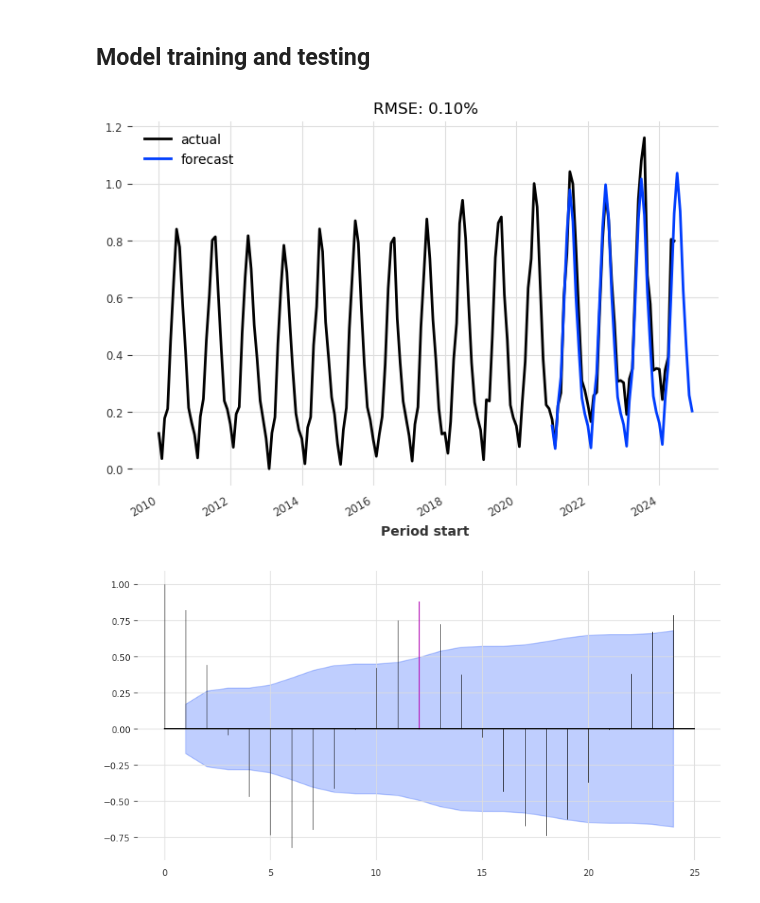
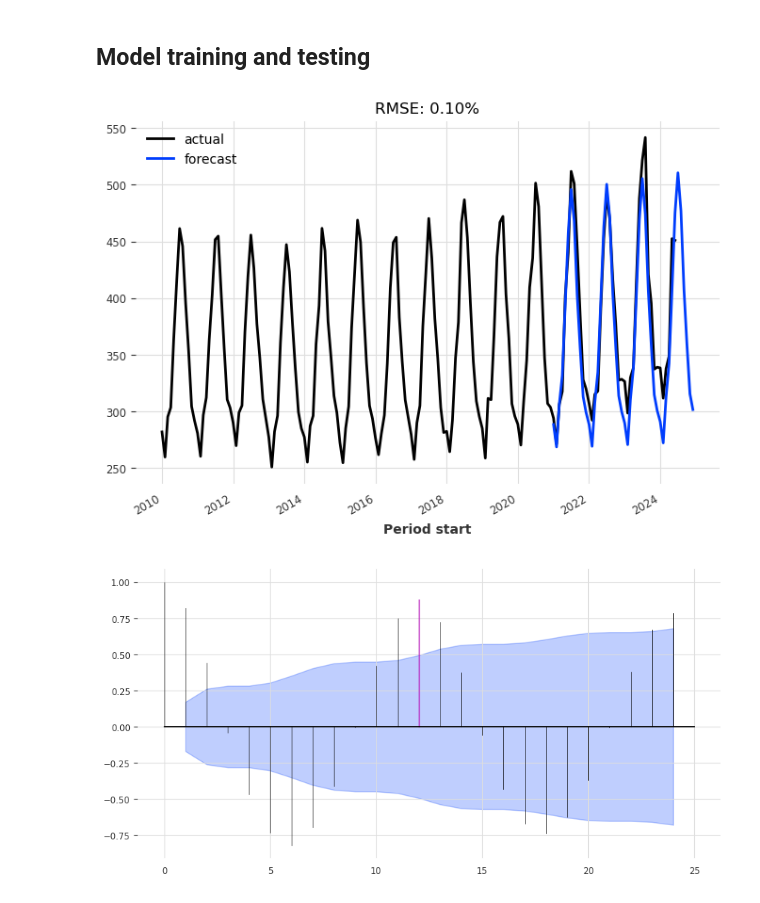
Before and after one commit to TheVeryCoolJackson/COMPSCI760-Electricity-Timeseries, a Jupyter notebook: RNN_test/RNN_test.ipynb, the cells around one changed output. Saved outputs shown, nothing was run; the diff lists cells and outputs as text; code cells hidden in the pictures.

Commit message:
inverse scaling for the plot

```diff
--- a/RNN_test/RNN_test.ipynb
+++ b/RNN_test/RNN_test.ipynb
@@ -104,17 +104,17 @@ model_lstm.fit( train_transformed,
 # %%
 from darts.metrics import rmse
 def eval_model(model):
     pred_series = model.predict(n=48, future_covariates=covariates)
     plt.figure(figsize=(8, 5))
-    series_transformed.plot(label="actual")
-    pred_series.plot(label="forecast")
+    transformer.inverse_transform(series_transformed).plot(label="actual")
+    transformer.inverse_transform(pred_series).plot(label="forecast")
     plt.title("RMSE: {:.2f}%".format(rmse(pred_series, val_transformed)))
     plt.legend()
 
 
 eval_model(model_lstm)
 # %% [output]
-[figure, old version]
+[figure, new version]
 # %%
 # check seasonablity
 from darts.utils.statistics import plot_acf, check_seasonality
```
